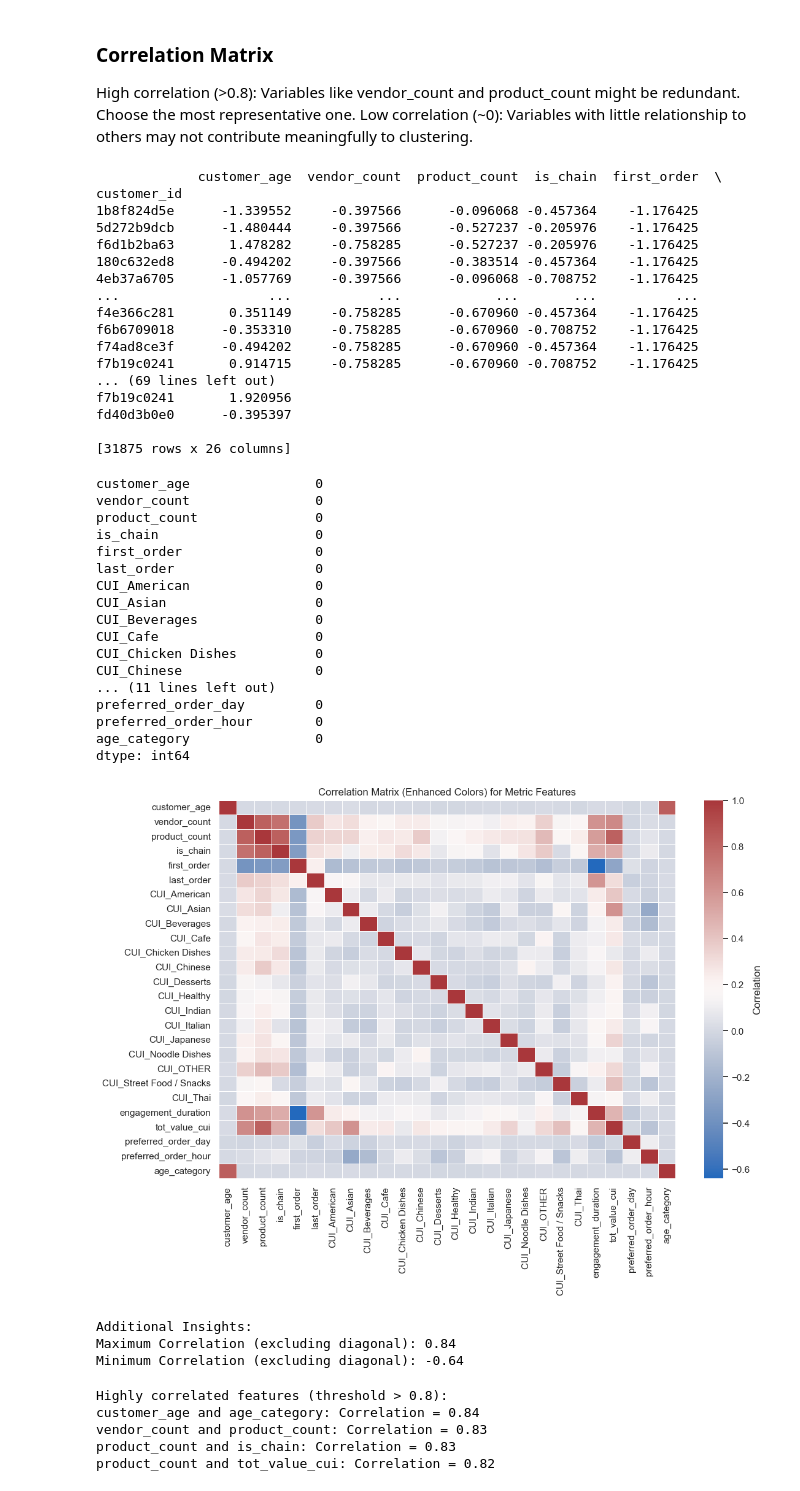
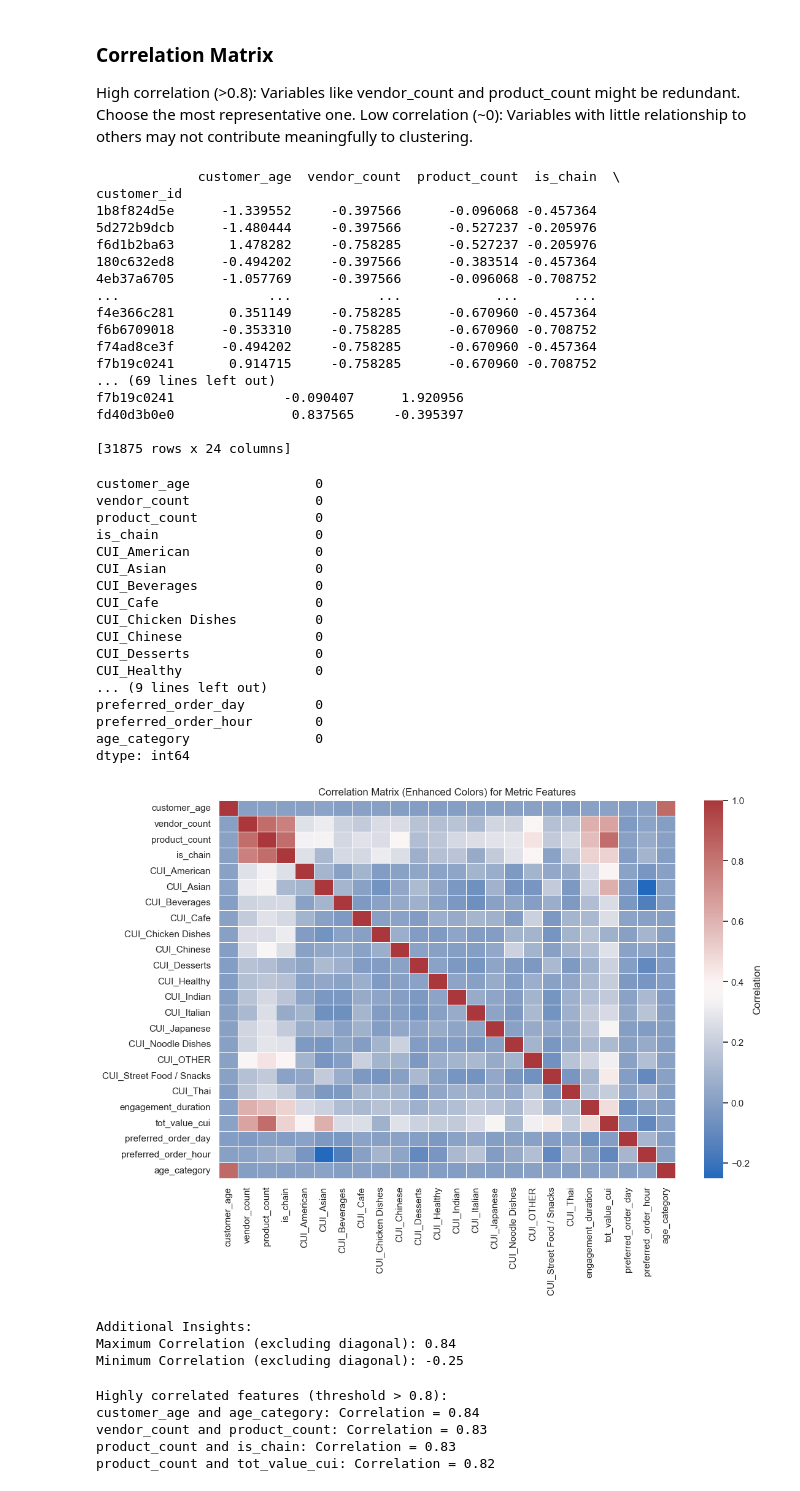
Before and after one commit to MiguelMangerona/Data-Mining-Project, a Jupyter notebook: DM2425_Part1_56.ipynb, the cells around one changed output. Cells and saved outputs as stored; diff of their text form; code cells hidden in the pictures.

```diff
--- a/DM2425_Part1_56.ipynb
+++ b/DM2425_Part1_56.ipynb
@@ -912,8 +912,6 @@ Data type of age_category: int64
 # Identify metric (numerical) features
 metric_features = df.select_dtypes(include=['number']).columns.tolist()
 
-# Remove 'avg_order_frequency' from the metric features if it exists
-metric_features = [feature for feature in metric_features if feature != 'avg_order_frequency']
 
 # Identify non-metric (categorical) features
 non_metric_features = df.select_dtypes(exclude=['number']).columns.tolist()
@@ -1359,10 +1358,14 @@ We have some features that are redudant such as all  the HR and the DOW. We can
 # %%
-# List of features to remove (CUI_*, DOW_*, HR_* columns)
+# List of features to remove (DOW_*, HR_* columns)
 features_to_remove = [col for col in metric_df.columns if col.startswith('DOW_') or col.startswith('HR_')]
 
 # Remove the granular features
 metric_df = metric_df.drop(columns=features_to_remove)
 
+# Remove the avg_order_frequency feature
+
+metric_df = metric_df.drop(columns=['avg_order_frequency','first_order','last_order'])
+
 # Verify the remaining feature names
 print(metric_df.columns)
 # %% [output]
@@ -1396,26 +1398,26 @@ scaled_metrics_df = pd.DataFrame(scaled_metrics, columns=metric_df.columns, inde
 # Display the scaled metric DataFrame
 print(scaled_metrics_df)
 # %% [output]
-             customer_age  vendor_count  product_count  is_chain  first_order  \
+             customer_age  vendor_count  product_count  is_chain  \
 customer_id
-1b8f824d5e      -1.339552     -0.397566      -0.096068 -0.457364    -1.176425
-5d272b9dcb      -1.480444     -0.397566      -0.527237 -0.205976    -1.176425
-f6d1b2ba63       1.478282     -0.758285      -0.527237 -0.205976    -1.176425
-180c632ed8      -0.494202     -0.397566      -0.383514 -0.457364    -1.176425
-4eb37a6705      -1.057769     -0.397566      -0.096068 -0.708752    -1.176425
-...                   ...           ...            ...       ...          ...
-f4e366c281       0.351149     -0.758285      -0.670960 -0.457364    -1.176425
-f6b6709018      -0.353310     -0.758285      -0.670960 -0.708752    -1.176425
-f74ad8ce3f      -0.494202     -0.758285      -0.670960 -0.457364    -1.176425
-f7b19c0241       0.914715     -0.758285      -0.670960 -0.708752    -1.176425
+1b8f824d5e      -1.339552     -0.397566      -0.096068 -0.457364
+5d272b9dcb      -1.480444     -0.397566      -0.527237 -0.205976
+f6d1b2ba63       1.478282     -0.758285      -0.527237 -0.205976
+180c632ed8      -0.494202     -0.397566      -0.383514 -0.457364
+4eb37a6705      -1.057769     -0.397566      -0.096068 -0.708752
+...                   ...           ...            ...       ...
+f4e366c281       0.351149     -0.758285      -0.670960 -0.457364
+f6b6709018      -0.353310     -0.758285      -0.670960 -0.708752
+f74ad8ce3f      -0.494202     -0.758285      -0.670960 -0.457364
+f7b19c0241       0.914715     -0.758285      -0.670960 -0.708752
 ... (69 lines left out)
-f7b19c0241       1.920956
-fd40d3b0e0      -0.395397
+f7b19c0241              -0.090407      1.920956
+fd40d3b0e0               0.837565     -0.395397
 
-[31875 rows x 26 columns]
+[31875 rows x 24 columns]
 # %%
 # Select numeric columns only from the metric_df
-numeric_metric_df = metric_df.select_dtypes(include=['float64', 'int64'])
+numeric_metric_df = metric_df.select_dtypes(include=['float64', 'int64','int32'])
 
 # Check for missing or non-numeric values
 print(numeric_metric_df.isnull().sum())
@@ -1427,40 +1429,40 @@ numeric_metric_df = numeric_metric_df.dropna()  # Drop rows with missing values
 correlation_matrix = numeric_metric_df.corr()
 
 # Plot the heatmap with a different color palette
 plt.figure(figsize=(12, 8))
 sns.heatmap(correlation_matrix, cmap='vlag', cbar_kws={'label': 'Correlation'}, linewidths=0.5)
 plt.title("Correlation Matrix (Enhanced Colors) for Metric Features")
 plt.show()
 
 # Displaying additional insights as text
 max_corr = correlation_matrix.where(~np.eye(correlation_matrix.shape[0], dtype=bool)).max().max()
 min_corr = correlation_matrix.where(~np.eye(correlation_matrix.shape[0], dtype=bool)).min().min()
 
 print(f"\nAdditional Insights:")
 print(f"Maximum Correlation (excluding diagonal): {max_corr:.2f}")
 print(f"Minimum Correlation (excluding diagonal): {min_corr:.2f}")
 # %% [output]
 customer_age                0
 vendor_count                0
 product_count               0
 is_chain                    0
-first_order                 0
-last_order                  0
 CUI_American                0
 CUI_Asian                   0
 CUI_Beverages               0
 CUI_Cafe                    0
 CUI_Chicken Dishes          0
 CUI_Chinese                 0
-... (11 lines left out)
+CUI_Desserts                0
+CUI_Healthy                 0
+... (9 lines left out)
 preferred_order_day         0
 preferred_order_hour        0
 age_category                0
 dtype: int64
-[figure, old version]
+[figure, new version]
 Additional Insights:
 Maximum Correlation (excluding diagonal): 0.84
-Minimum Correlation (excluding diagonal): -0.64
+Minimum Correlation (excluding diagonal): -0.25
 # %%
 # Define a threshold for strong correlations
 threshold = 0.80
```
Also changed, not shown: parts of 10 cells of this notebook, 3 other files.
